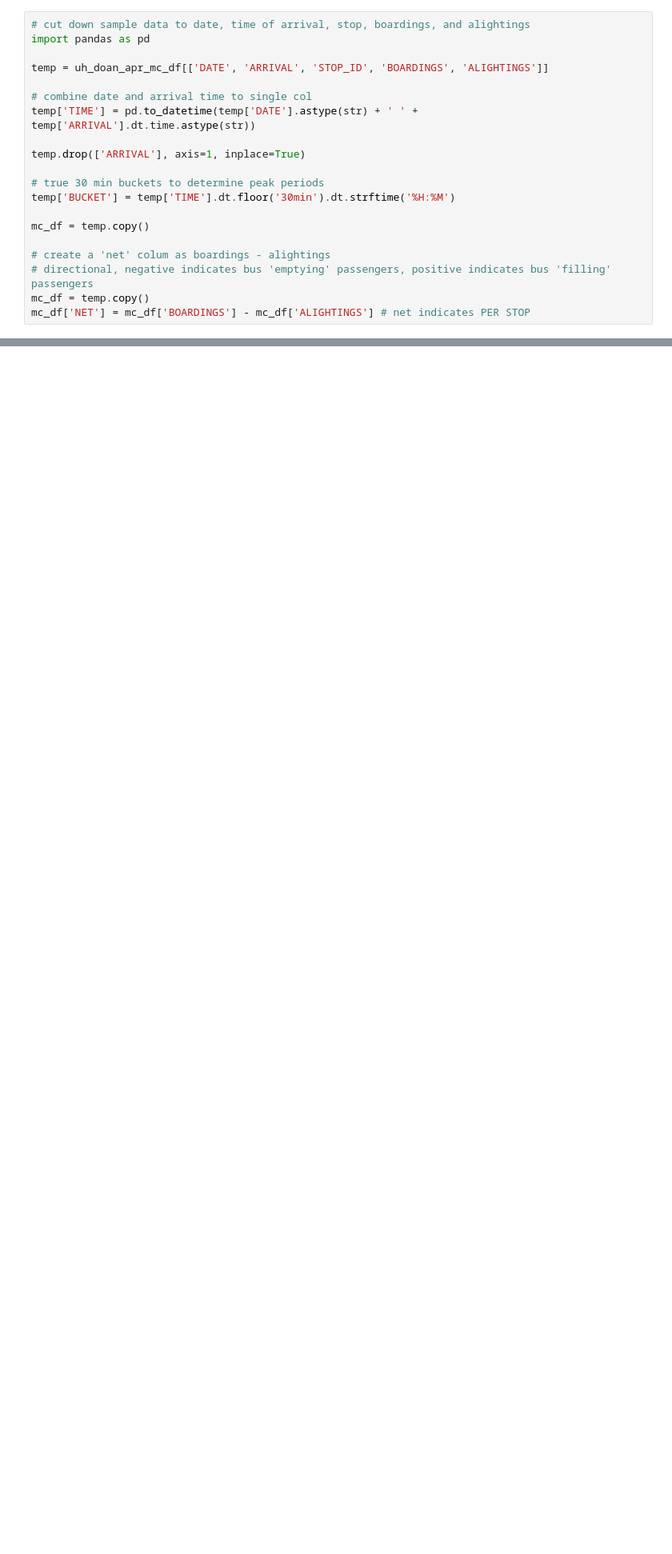
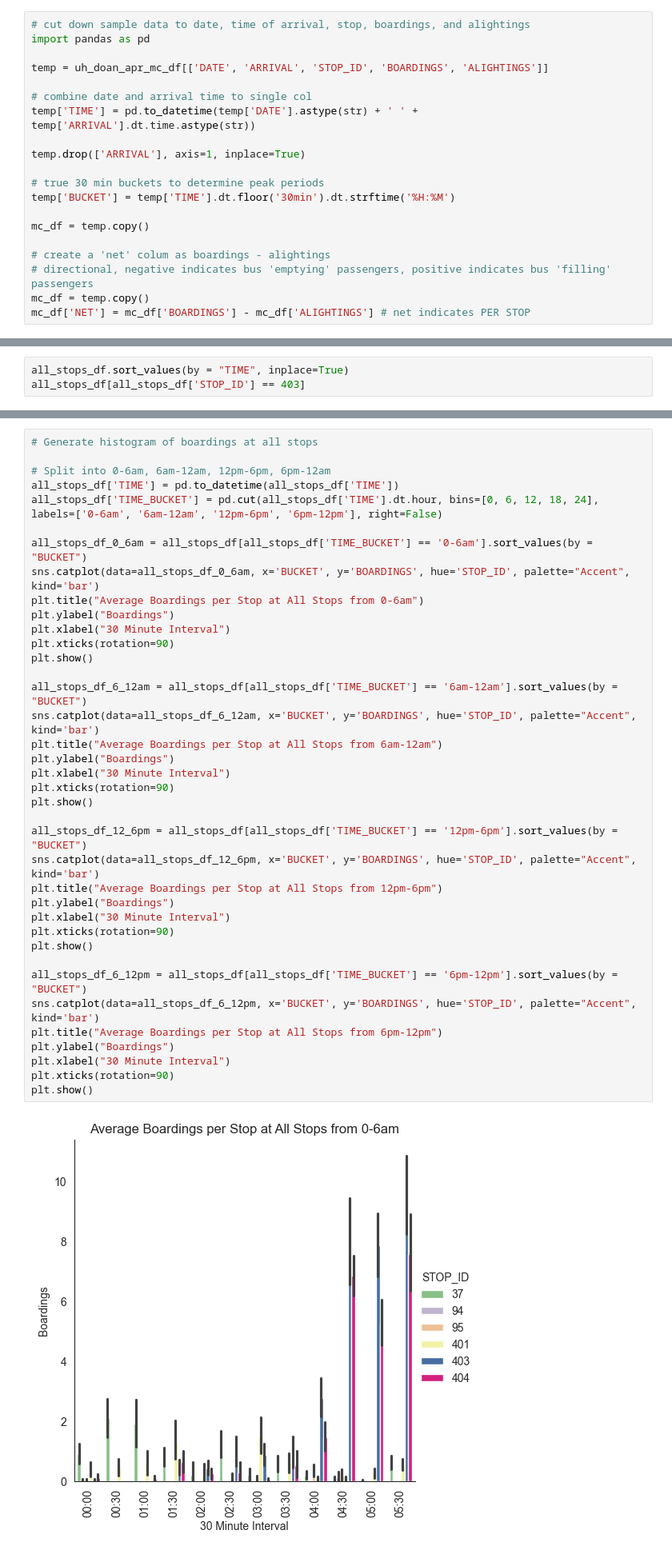
Before and after one commit to morgan1461/WMC-dashboard, a Jupyter notebook: analysis_notebooks/med_center_peak_analysis.ipynb, the cells around one changed output, grey strips where cells are left out. Shown at 80% size. Saved outputs shown, nothing was run; the diff lists cells and outputs as text; blank space fills up the shorter version.

```diff
--- a/analysis_notebooks/med_center_peak_analysis.ipynb
+++ b/analysis_notebooks/med_center_peak_analysis.ipynb
@@ -114,0 +135,3 @@ plt.show()
+# %%
+all_stops_df.sort_values(by = "TIME", inplace=True)
+all_stops_df[all_stops_df['STOP_ID'] == 403]
@@ -114,0 +152,40 @@ plt.show()
+# %%
+# Generate histogram of boardings at all stops
+
+# Split into 0-6am, 6am-12am, 12pm-6pm, 6pm-12am
+all_stops_df['TIME'] = pd.to_datetime(all_stops_df['TIME'])
+all_stops_df['TIME_BUCKET'] = pd.cut(all_stops_df['TIME'].dt.hour, bins=[0, 6, 12, 18, 24], labels=['0-6am', '6am-12am', '12pm-6pm', '6pm-12pm'], right=False)
+
+all_stops_df_0_6am = all_stops_df[all_stops_df['TIME_BUCKET'] == '0-6am'].sort_values(by = "BUCKET")
+sns.catplot(data=all_stops_df_0_6am, x='BUCKET', y='BOARDINGS', hue='STOP_ID', palette="Accent", kind='bar')
+plt.title("Average Boardings per Stop at All Stops from 0-6am")
+plt.ylabel("Boardings")
+plt.xlabel("30 Minute Interval")
+plt.xticks(rotation=90)
+plt.show()
+
+all_stops_df_6_12am = all_stops_df[all_stops_df['TIME_BUCKET'] == '6am-12am'].sort_values(by = "BUCKET")
+sns.catplot(data=all_stops_df_6_12am, x='BUCKET', y='BOARDINGS', hue='STOP_ID', palette="Accent", kind='bar')
+plt.title("Average Boardings per Stop at All Stops from 6am-12am")
+plt.ylabel("Boardings")
+plt.xlabel("30 Minute Interval")
+plt.xticks(rotation=90)
+plt.show()
+
+all_stops_df_12_6pm = all_stops_df[all_stops_df['TIME_BUCKET'] == '12pm-6pm'].sort_values(by = "BUCKET")
+sns.catplot(data=all_stops_df_12_6pm, x='BUCKET', y='BOARDINGS', hue='STOP_ID', palette="Accent", kind='bar')
+plt.title("Average Boardings per Stop at All Stops from 12pm-6pm")
+plt.ylabel("Boardings")
+plt.xlabel("30 Minute Interval")
+plt.xticks(rotation=90)
+plt.show()
+
+all_stops_df_6_12pm = all_stops_df[all_stops_df['TIME_BUCKET'] == '6pm-12pm'].sort_values(by = "BUCKET")
+sns.catplot(data=all_stops_df_6_12pm, x='BUCKET', y='BOARDINGS', hue='STOP_ID', palette="Accent", kind='bar')
+plt.title("Average Boardings per Stop at All Stops from 6pm-12pm")
+plt.ylabel("Boardings")
+plt.xlabel("30 Minute Interval")
+plt.xticks(rotation=90)
+plt.show()
+# %% [output]
+[figure, added]
```
Also changed, not shown: parts of 17 cells of this notebook.
